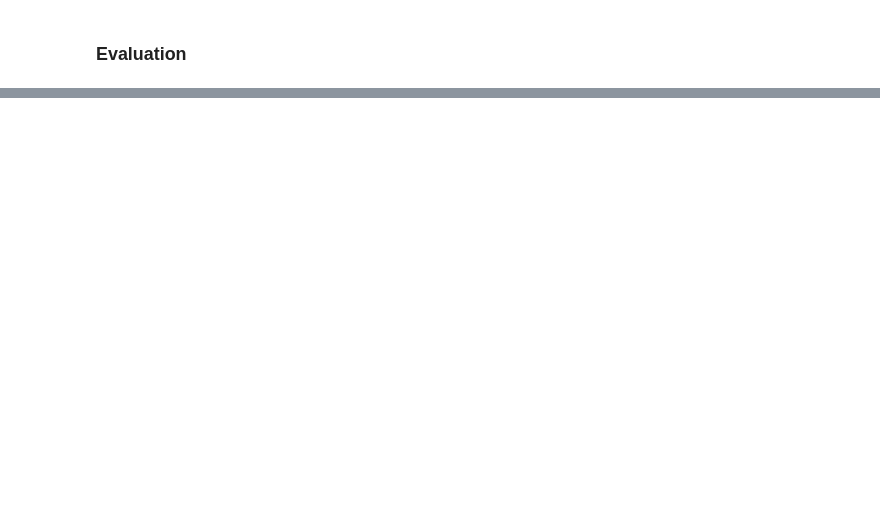
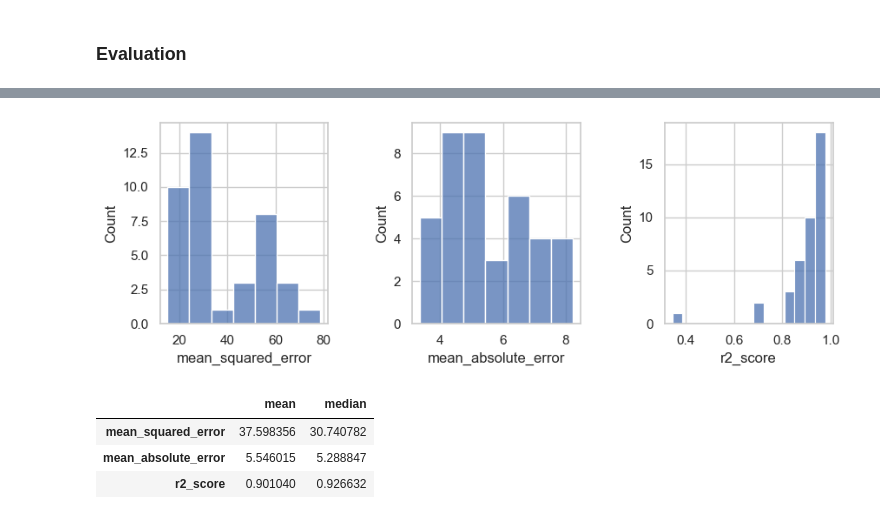
Before and after one commit to umar-anzar/spark-foundation-internship-datascience, a Jupyter notebook: Task1/PredictionUsingSupervisedML.ipynb, the cells around one changed output, grey strips where cells are left out. Saved outputs shown, nothing was run; the diff lists cells and outputs as text; code cells hidden in the pictures; blank space fills up the shorter version.

```diff
--- a/Task1/PredictionUsingSupervisedML.ipynb
+++ b/Task1/PredictionUsingSupervisedML.ipynb
@@ -63,5 +65,6 @@ plt.show()
 # %% [markdown]
 ### Prediction
 # %%
-model.predict(train_y)
+y_pred = model.predict(test_x)
+y_pred
 # %% [output]
@@ -72,0 +85,23 @@ Reshape your data either using array.reshape(-1, 1) if your data has a single fe
+# %%
+from sklearn.metrics import mean_squared_error, mean_absolute_error, r2_score
+def error(y_true, y_pred):
+    mse = mean_squared_error(y_true, y_pred)
+    mae = mean_absolute_error(y_true, y_pred)
+    r2 = r2_score(y_true, y_pred)
+    return {'mean_squared_error':mse, 'mean_absolute_error':mae, 'r2_score':r2}
+# %%
+from sklearn.linear_model import LinearRegression
+from sklearn.model_selection import train_test_split
+
+errorDf = pd.DataFrame(columns=['random_state', 'mean_squared_error', 'mean_absolute_error', 'r2_score'])
+
+model = LinearRegression()
+for rdmState in range(1,200,5):
+    train_x, test_x, train_y, test_y = train_test_split(x, y, test_size=0.2, random_state = rdmState)
+    model.fit(train_x,train_y)
+    pred_y = model.predict(test_x)
+    result = error(test_y, pred_y)
+    result['random_state'] = rdmState
+    errorDf = errorDf.append(result, ignore_index=True)
+
+errorDf.head(5)
@@ -72,0 +115,21 @@ Reshape your data either using array.reshape(-1, 1) if your data has a single fe
+# %%
+# Create subplots with 1 row and 3 columns
+fig, axes = plt.subplots(nrows=1, ncols=3, figsize=(10, 3))
+
+# Adjust spacing between subplots
+fig.subplots_adjust(wspace=0.5)
+
+# Plot histograms for each column on a separate subplot
+sns.histplot(data=errorDf, x='mean_squared_error', ax=axes[0])
+sns.histplot(data=errorDf, x='mean_absolute_error', ax=axes[1])
+sns.histplot(data=errorDf, x='r2_score', ax=axes[2])
+plt.show()
+# %% [output]
+[figure, added]
+# %%
+errorDf.drop('random_state', axis=1).agg(['mean','median']).transpose()
+# %% [output]
+|  | mean | median |
+| mean_squared_error | 37.598356 | 30.740782 |
+| mean_absolute_error | 5.546015 | 5.288847 |
+| r2_score | 0.901040 | 0.926632 |
```
Also changed, not shown: parts of 10 cells of this notebook, 1 other file.
